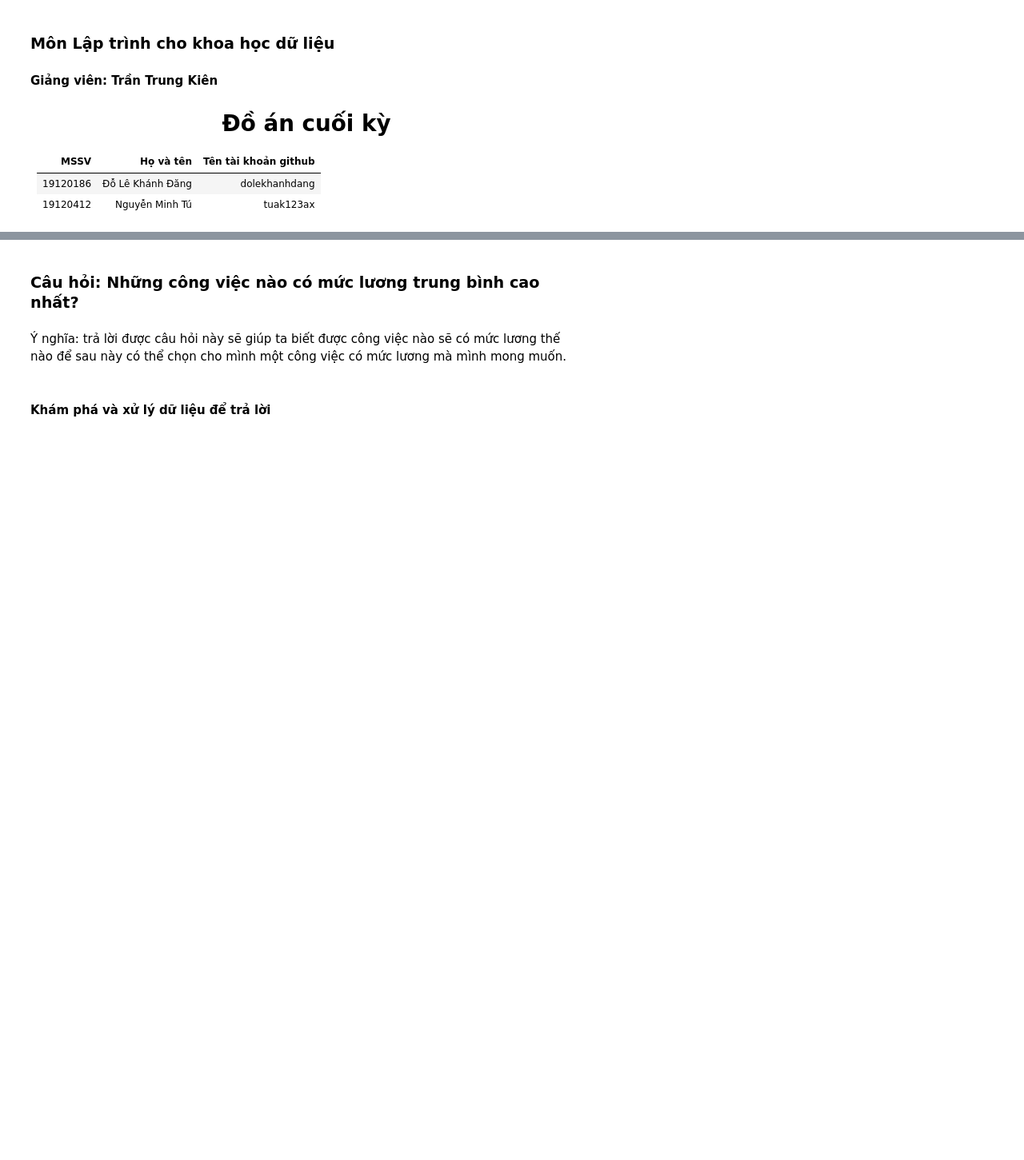
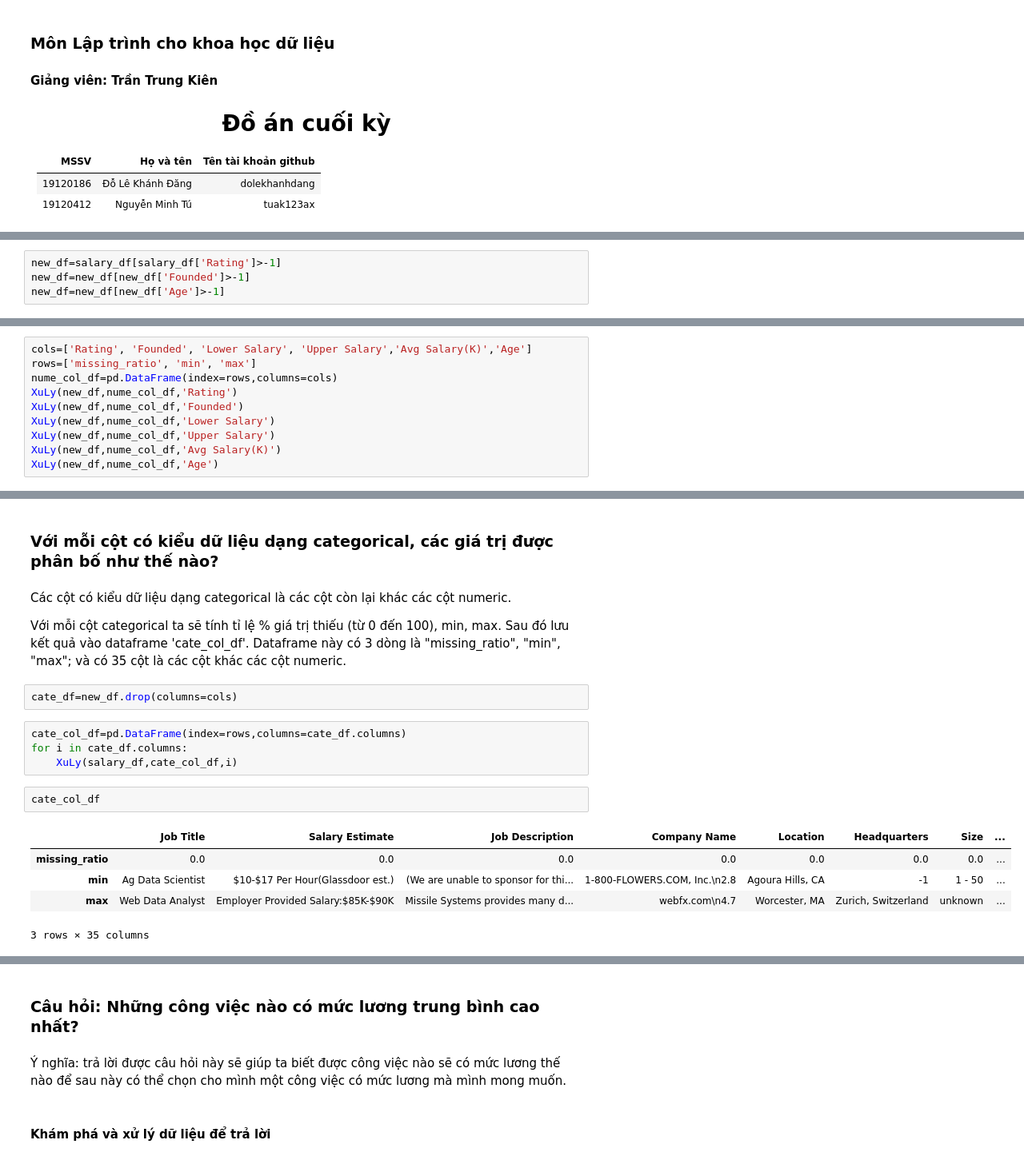
Before and after one commit to dolekhanhdang/-n-cu-i-k---LT-KHDL, a Jupyter notebook: Final Project.ipynb, the cells around one changed output, grey strips where cells are left out. Shown at 80% size. Drawn from its saved outputs; the diff is of its cells as text; blank space fills up the shorter version.

```diff
--- a/Final Project.ipynb
+++ b/Final Project.ipynb
@@ -286,0 +255,4 @@ Có vẻ không có vấn đề gì
+# %%
+new_df=salary_df[salary_df['Rating']>-1]
+new_df=new_df[new_df['Founded']>-1]
+new_df=new_df[new_df['Age']>-1]
@@ -286,0 +261,10 @@ Có vẻ không có vấn đề gì
+# %%
+cols=['Rating', 'Founded', 'Lower Salary', 'Upper Salary','Avg Salary(K)','Age']
+rows=['missing_ratio', 'min', 'max']
+nume_col_df=pd.DataFrame(index=rows,columns=cols)
+XuLy(new_df,nume_col_df,'Rating')
+XuLy(new_df,nume_col_df,'Founded')
+XuLy(new_df,nume_col_df,'Lower Salary')
+XuLy(new_df,nume_col_df,'Upper Salary')
+XuLy(new_df,nume_col_df,'Avg Salary(K)')
+XuLy(new_df,nume_col_df,'Age')
@@ -286,0 +278,20 @@ Có vẻ không có vấn đề gì
+# %% [markdown]
+### Với mỗi cột có kiểu dữ liệu dạng categorical, các giá trị được phân bố như thế nào?
+# %% [markdown]
+Các cột có kiểu dữ liệu dạng categorical là các cột còn lại khác các cột numeric.
+
+Với mỗi cột categorical ta sẽ tính tỉ lệ % giá trị thiếu (từ 0 đến 100), min, max. Sau đó lưu kết quả vào dataframe 'cate_col_df'. Dataframe này có 3 dòng là "missing_ratio", "min", "max"; và có 35 cột là các cột khác các cột numeric.
+# %%
+cate_df=new_df.drop(columns=cols)
+# %%
+cate_col_df=pd.DataFrame(index=rows,columns=cate_df.columns)
+for i in cate_df.columns:
+    XuLy(salary_df,cate_col_df,i)
+# %%
+cate_col_df
+# %% [output]
+|  | Job Title | Salary Estimate | Job Description | Company Name | Location | Headquarters | Size | ... |
+| missing_ratio | 0.0 | 0.0 | 0.0 | 0.0 | 0.0 | 0.0 | 0.0 | ... |
+| min | Ag Data Scientist | $10-$17 Per Hour(Glassdoor est.) | (We are unable to sponsor for thi... | 1-800-FLOWERS.COM, Inc.\n2.8 | Agoura Hills, CA | -1 | 1 - 50 | ... |
+| max | Web Data Analyst | Employer Provided Salary:$85K-$90K | ­­Missile Systems provides many d... | webfx.com\n4.7 | Worcester, MA | Zurich, Switzerland | unknown | ... |
+3 rows × 35 columns
```
Also changed, not shown: parts of 97 cells of this notebook.
